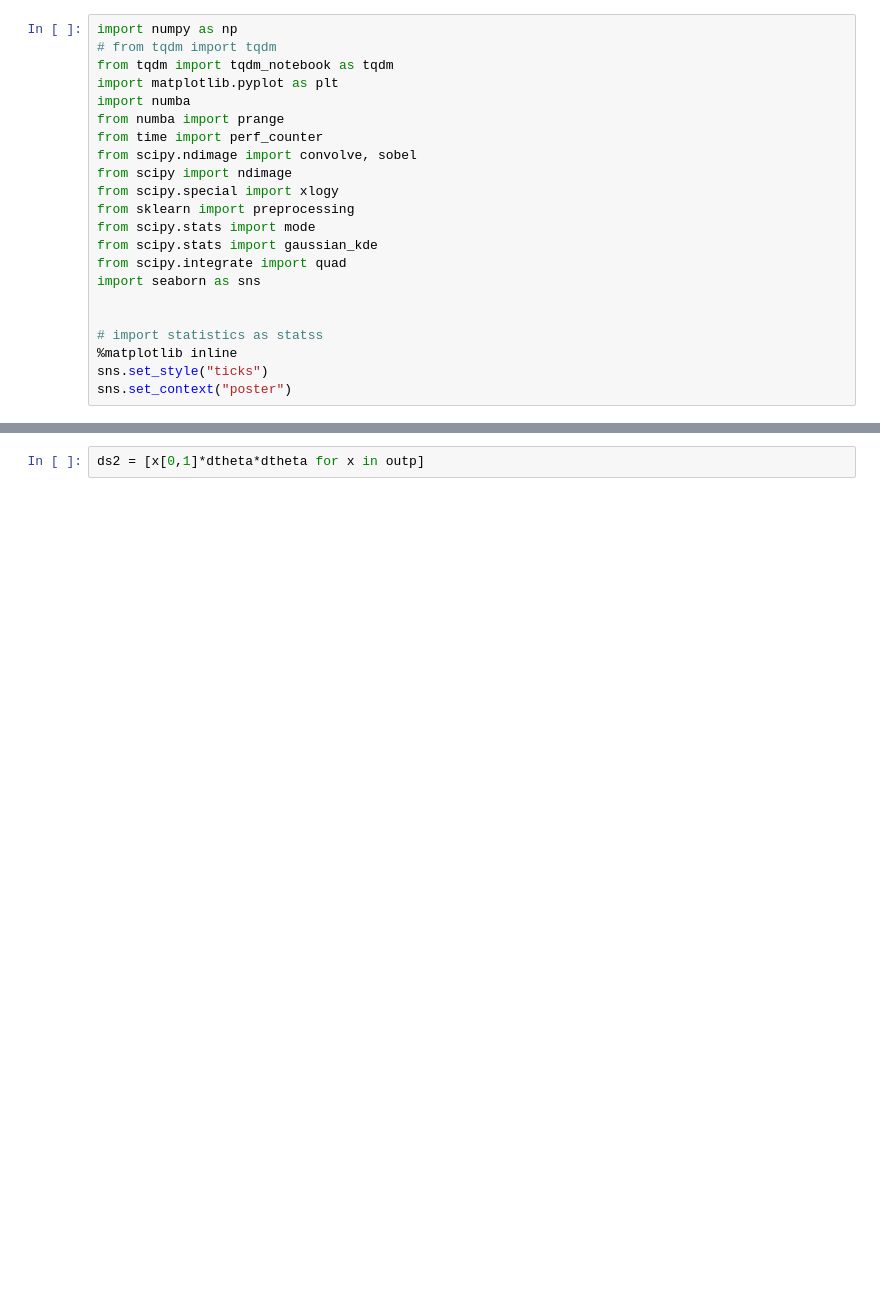
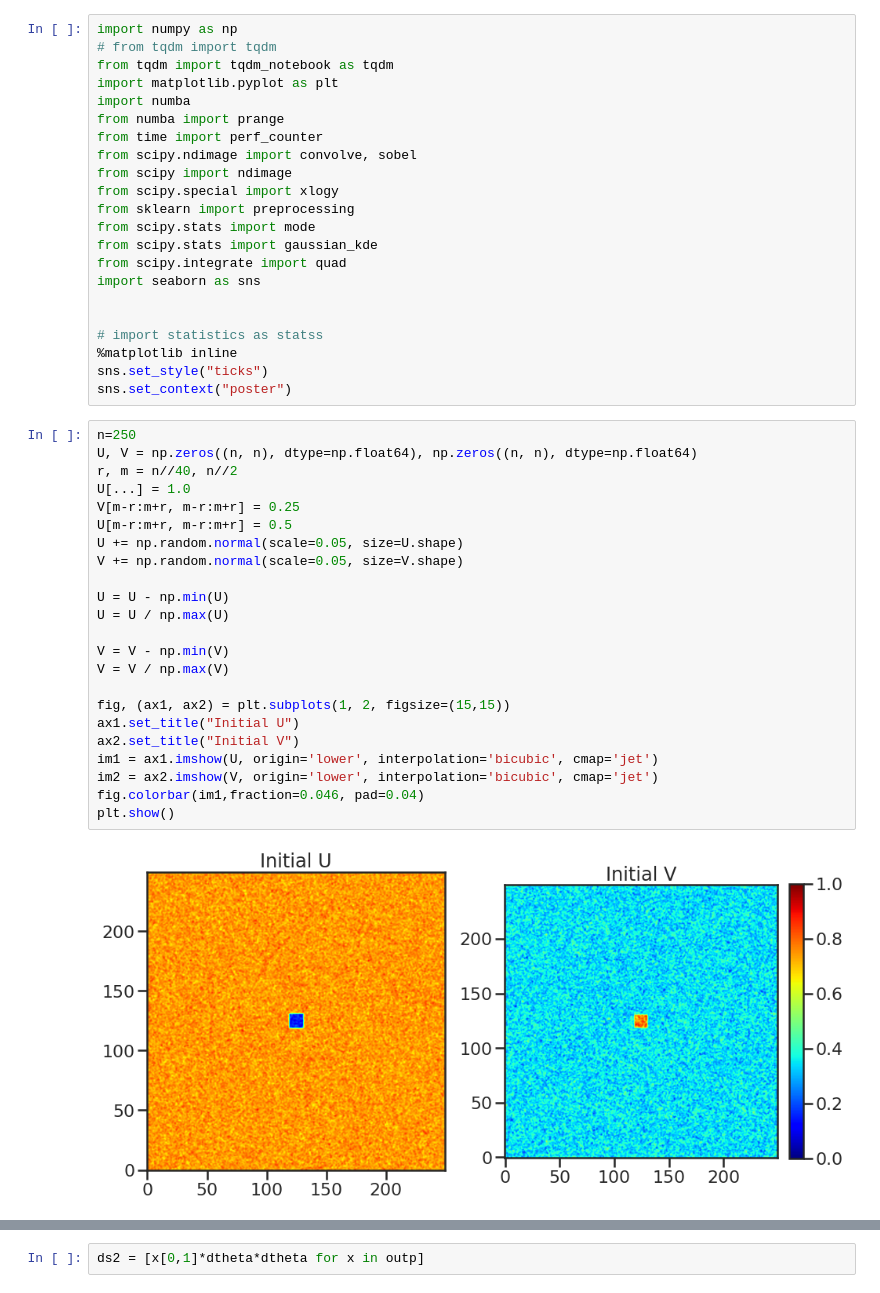
Before and after one commit to CoenHoningh/Complex-Systems, a Jupyter notebook: full_fisher_matrix.ipynb, the cells around one changed output, grey strips where cells are left out. Drawn from its saved outputs; the diff is of its cells as text; blank space fills up the shorter version.

```diff
--- a/full_fisher_matrix.ipynb
+++ b/full_fisher_matrix.ipynb
@@ -20,6 +20,31 @@ import seaborn as sns
 %matplotlib inline
 sns.set_style("ticks")
 sns.set_context("poster")
+# %%
+n=250
+U, V = np.zeros((n, n), dtype=np.float64), np.zeros((n, n), dtype=np.float64)
+r, m = n//40, n//2
+U[...] = 1.0
+V[m-r:m+r, m-r:m+r] = 0.25
+U[m-r:m+r, m-r:m+r] = 0.5
+U += np.random.normal(scale=0.05, size=U.shape)
+V += np.random.normal(scale=0.05, size=V.shape)
+
+U = U - np.min(U)
+U = U / np.max(U)
+
+V = V - np.min(V)
+V = V / np.max(V)
+
+fig, (ax1, ax2) = plt.subplots(1, 2, figsize=(15,15))
+ax1.set_title("Initial U")
+ax2.set_title("Initial V")
+im1 = ax1.imshow(U, origin='lower', interpolation='bicubic', cmap='jet')
+im2 = ax2.imshow(V, origin='lower', interpolation='bicubic', cmap='jet')
+fig.colorbar(im1,fraction=0.046, pad=0.04)
+plt.show()
+# %% [output]
+[figure, added]
 # %%
 s = [[1,1,1],
      [1,1,1],
```
Also changed, not shown: parts of 10 cells of this notebook, 11 other files.
